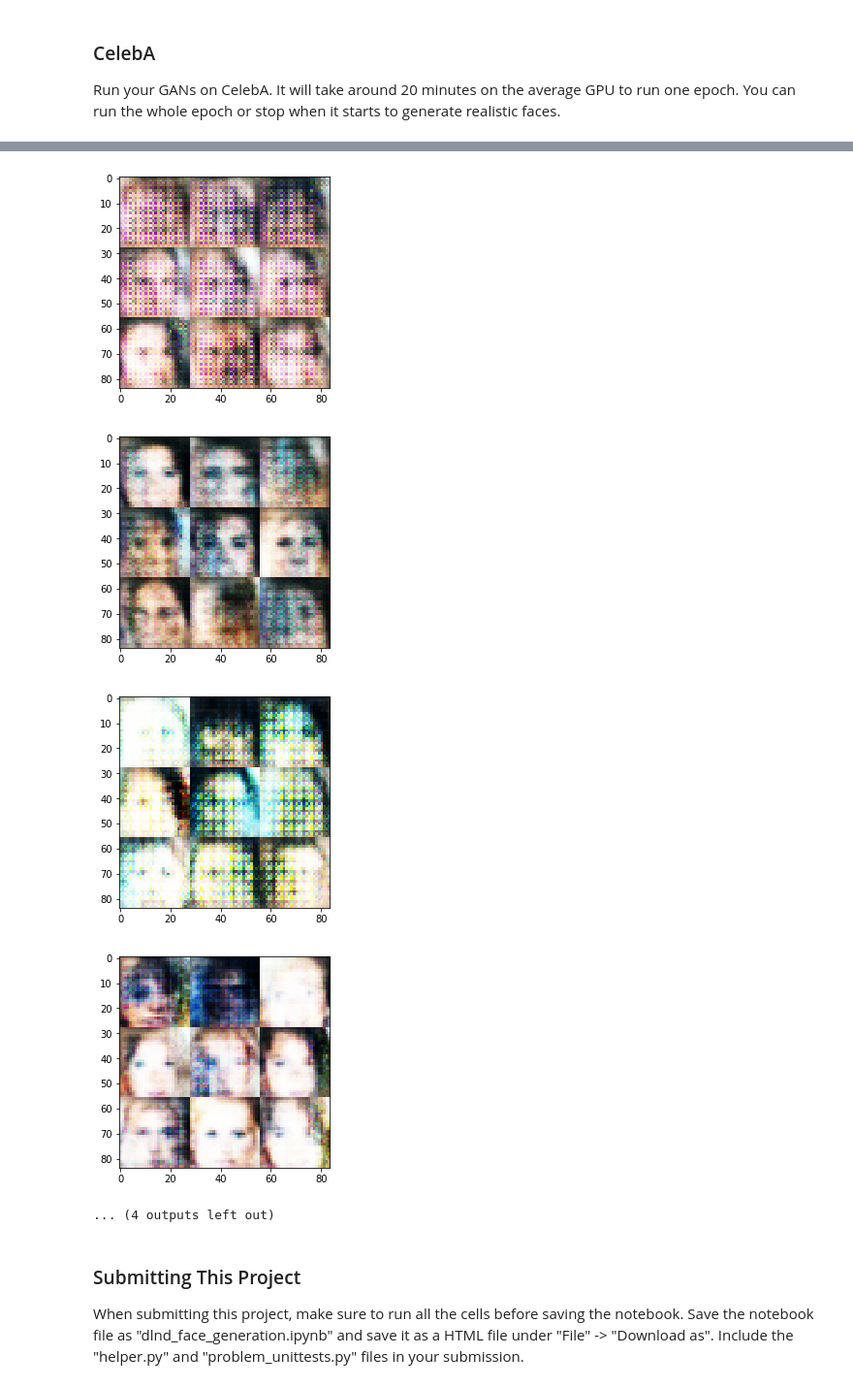
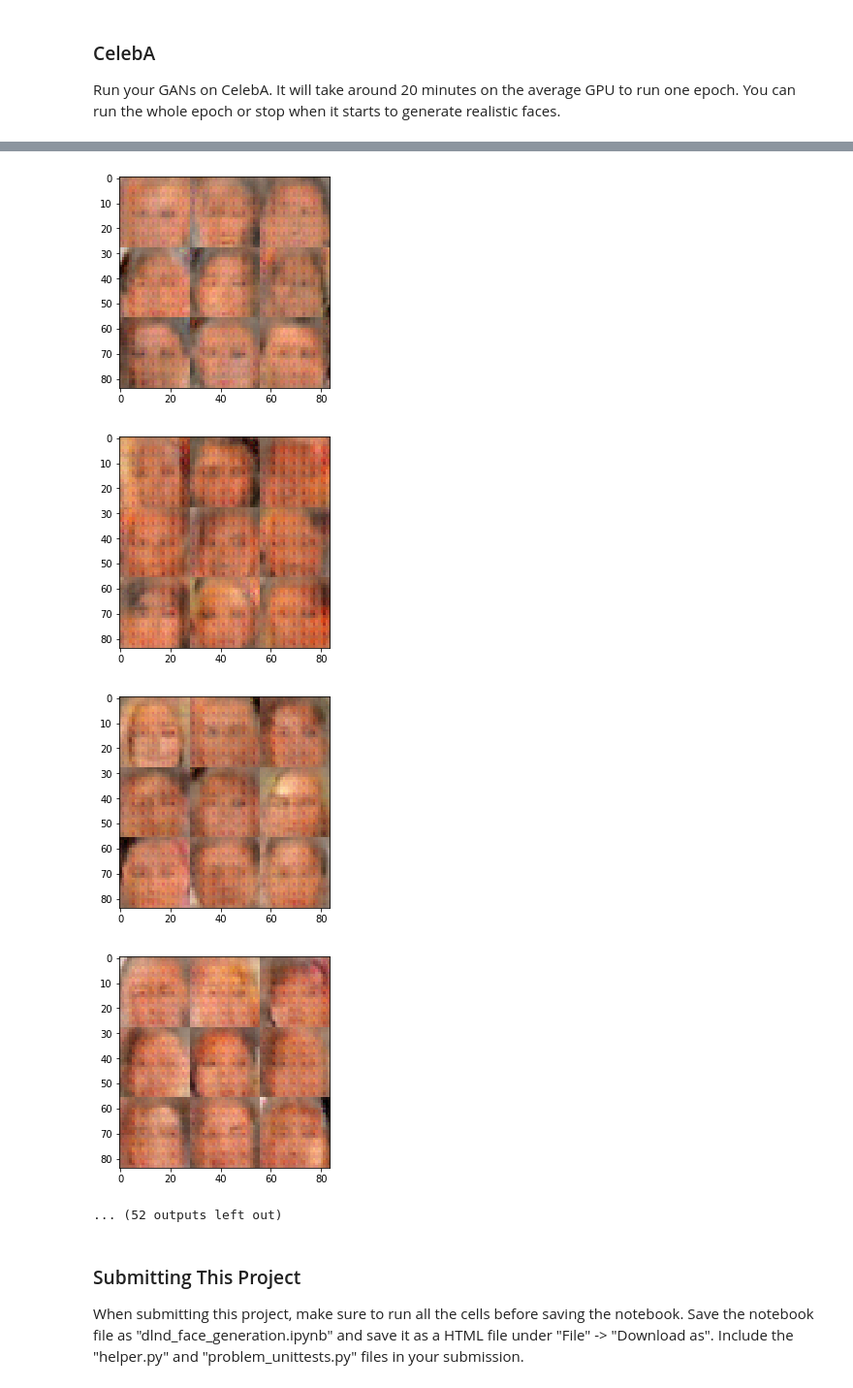
Before and after one commit to Vayne-Lover/Deep-Learning, a Jupyter notebook: project5/dlnd_face_generation.ipynb, the cells around one changed output, grey strips where cells are left out. Shown at 97% size. Saved outputs shown, nothing was run; the diff lists cells and outputs as text; code cells hidden in the pictures.

```diff
--- a/project5/dlnd_face_generation.ipynb
+++ b/project5/dlnd_face_generation.ipynb
@@ -178,20 +179,22 @@ def generator(z, out_channel_dim, is_train=True):
     """
     # TODO: Implement Function
 
+    alpha = 0.1
     with tf.variable_scope("generator", reuse = not is_train):
+
         x1 = tf.layers.dense(z, 7 * 7 * 256)
 
         x1 = tf.reshape(x1, (-1, 7, 7, 256))
         x1 = tf.layers.batch_normalization(x1, training = is_train)
-        x1 = tf.maximum(0.1 * x1, x1)
+        x1 = tf.maximum(alpha * x1, x1)
         # 7 x 7 x 256
 
-        x2 = tf.layers.conv2d_transpose(x1, 128, 7, strides = 2, padding = "same")
+        x2 = tf.layers.conv2d_transpose(x1, 128, 3, strides = 2, padding = "same")
         x2 = tf.layers.batch_normalization(x2, training = is_train)
-        x2 = tf.maximum(0.1 * x2, x2)
+        x2 = tf.maximum(alpha * x2, x2)
         # 14 x 14 x 128
 
-        logits = tf.layers.conv2d_transpose(x2, out_channel_dim, 7, strides = 2, padding = "same")
+        logits = tf.layers.conv2d_transpose(x2, out_channel_dim, 3, strides = 2, padding = "same")
         # 28 x 28 x out_channel_dim
 
         out = tf.tanh(logits)
@@ -221,12 +224,13 @@ def model_loss(input_real, input_z, out_channel_dim):
     """
     # TODO: Implement Function
 
+    smooth = 0.1
     g_model = generator(input_z, out_channel_dim)
     d_model_real, d_logits_real = discriminator(input_real)
     d_model_fake, d_logits_fake = discriminator(g_model, reuse = True)
 
     d_loss_real = tf.reduce_mean(tf.nn.sigmoid_cross_entropy_with_logits(logits=d_logits_real,
-                                                                         labels=tf.ones_like(d_logits_real)))
+                                                                         labels=tf.ones_like(d_logits_real) * (1 - smooth)))
     d_loss_fake = tf.reduce_mean(tf.nn.sigmoid_cross_entropy_with_logits(logits=d_logits_fake,
                                                                          labels=tf.zeros_like(d_logits_fake)))
 
@@ -263,8 +267,8 @@ def model_opt(d_loss, g_loss, learning_rate, beta1):
     d_vars = [var for var in t_vars if var.name.startswith("discriminator")]
     g_vars = [var for var in t_vars if var.name.startswith("generator")]
 
-    d_train_opt = tf.train.AdamOptimizer(learning_rate, beta1 = beta1).minimize(d_loss, var_list = d_vars)
-    g_train_opt = tf.train.AdamOptimizer(learning_rate, beta1 = beta1).minimize(g_loss, var_list = g_vars)
+    d_train_opt = tf.train.AdamOptimizer(learning_rate = learning_rate, beta1 = beta1).minimize(d_loss, var_list = d_vars)
+    g_train_opt = tf.train.AdamOptimizer(learning_rate = learning_rate, beta1 = beta1).minimize(g_loss, var_list = g_vars)
 
     return d_train_opt, g_train_opt
 
@@ -336,7 +340,9 @@ def train(epoch_count, batch_size, z_dim, learning_rate, beta1, get_batches, dat
     image_channels = data_shape[3]
 
     input_real, input_z, l_r = model_inputs(image_width, image_height, image_channels, z_dim)
+
     l_r = learning_rate
+
     d_loss,g_loss = model_loss(input_real, input_z, image_channels)
     d_opt, g_opt = model_opt(d_loss, g_loss, l_r, beta1)
 
@@ -347,6 +353,8 @@ def train(epoch_count, batch_size, z_dim, learning_rate, beta1, get_batches, dat
                 # TODO: Train Model
 
                 steps += 1
+                batch_images *= 2
+
                 batch_z = np.random.uniform(-1, 1, size=(batch_size, z_dim))
 
                 _ = sess.run(d_opt, feed_dict={input_real: batch_images, input_z: batch_z})
@@ -390,10 +401,10 @@ Wall time: 16min 7s
 Run your GANs on CelebA.  It will take around 20 minutes on the average GPU to run one epoch.  You can run the whole epoch or stop when it starts to generate realistic faces.
 # %%
 %%time
-batch_size = 128
+batch_size = 32
 z_dim = 100
 learning_rate = 0.002
-beta1 = 0.5
+beta1 = 0.2
 
 
 """
@@ -417,8 +428,8 @@ with tf.Graph().as_default():
-[figure, old version]
+[figure, new version]
-[figure, old version]
+[figure, new version]
-[figure, old version]
+[figure, new version]
-[figure, old version]
+[figure, new version]
-... (4 outputs left out)
+... (52 outputs left out)
 # %% [markdown]
 ### Submitting This Project
 When submitting this project, make sure to run all the cells before saving the notebook. Save the notebook file as "dlnd_face_generation.ipynb" and save it as a HTML file under "File" -> "Download as". Include the "helper.py" and "problem_unittests.py" files in your submission.
```
Also changed, not shown: parts of 4 cells of this notebook, 1 other file.
